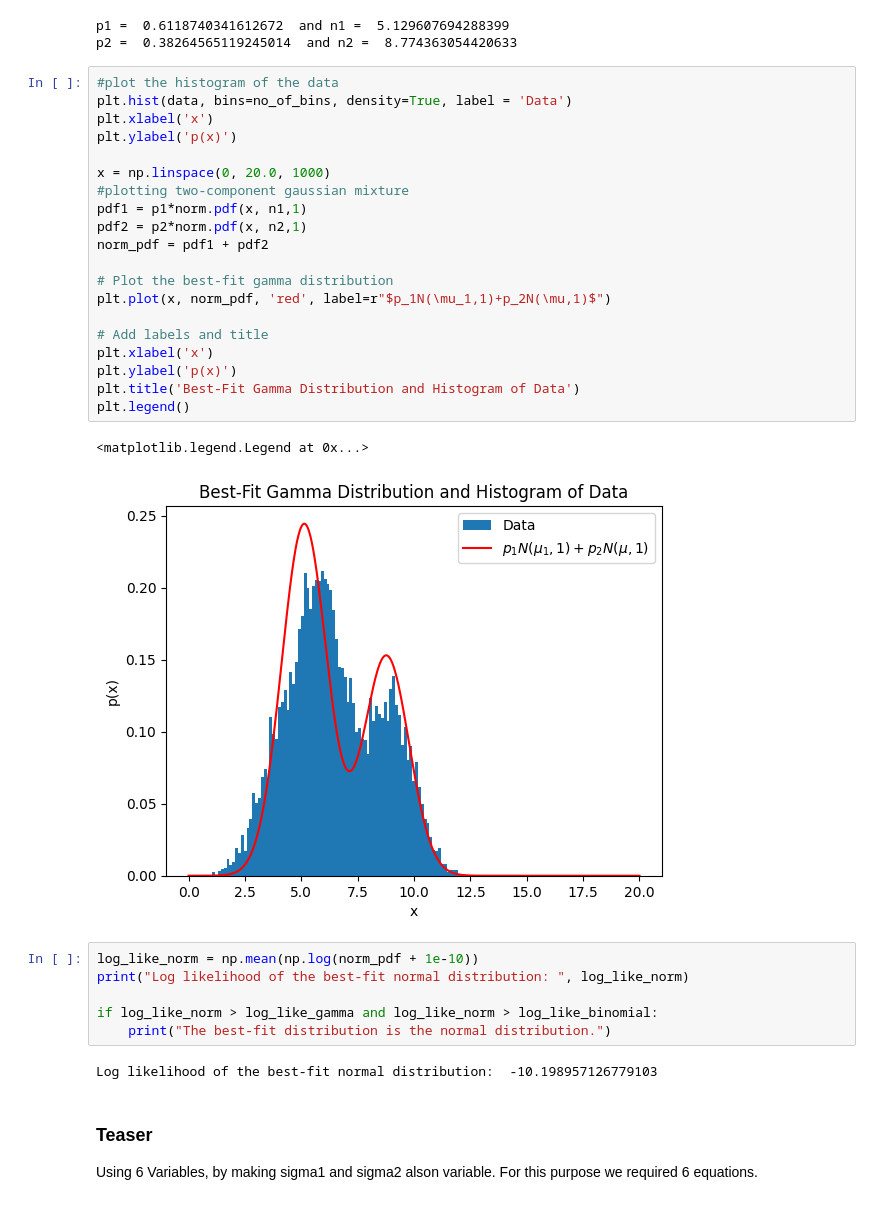
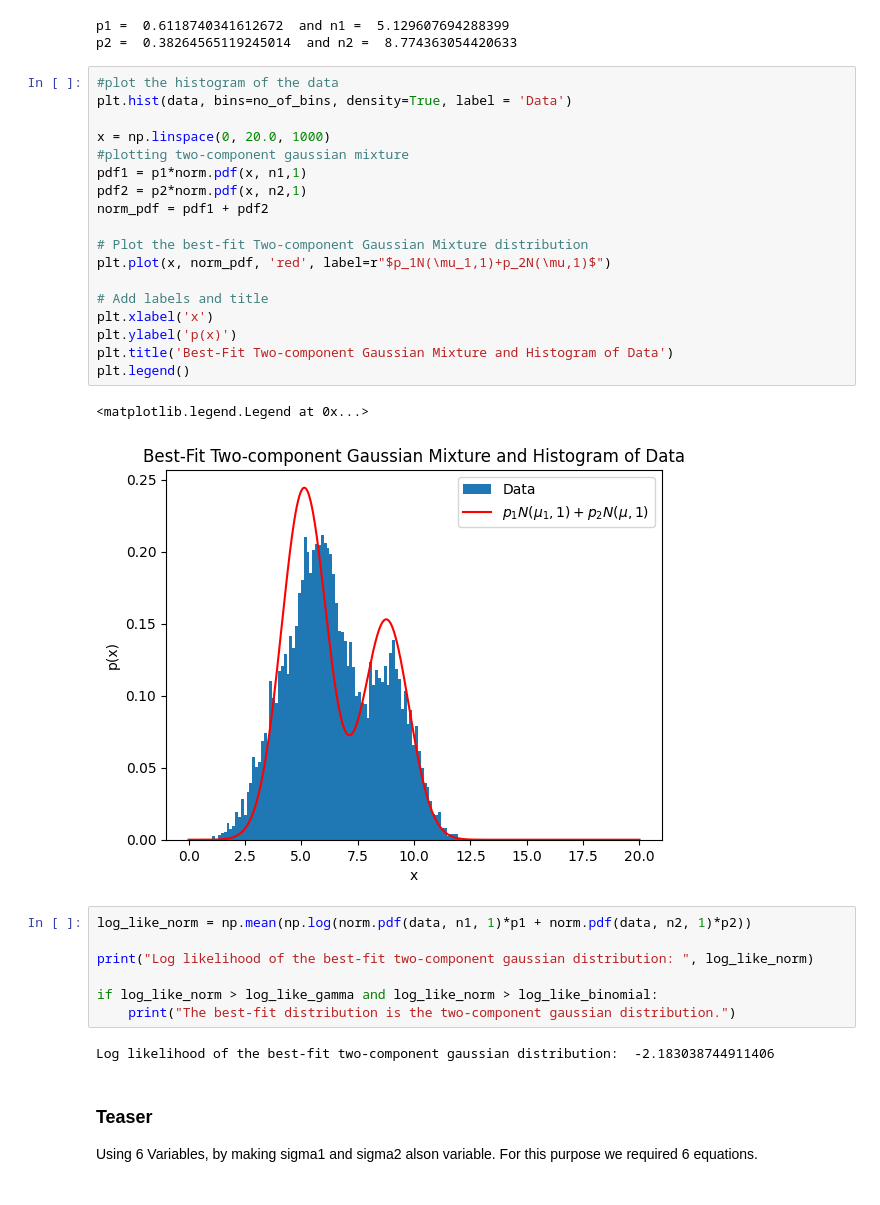
Before and after one commit to abhijain565aj/CS215-Assignment, a Jupyter notebook: Assignment_2/code/3.ipynb, the cells around one changed output. Cells and saved outputs as stored; diff of their text form.

```diff
--- a/Assignment_2/code/3.ipynb
+++ b/Assignment_2/code/3.ipynb
@@ -159,34 +154,33 @@ p2 =  0.38264565119245014  and n2 =  8.774363054420633
 # %%
 #plot the histogram of the data
 plt.hist(data, bins=no_of_bins, density=True, label = 'Data')
-plt.xlabel('x')
-plt.ylabel('p(x)')
 
 x = np.linspace(0, 20.0, 1000)
 #plotting two-component gaussian mixture
 pdf1 = p1*norm.pdf(x, n1,1)
 pdf2 = p2*norm.pdf(x, n2,1)
 norm_pdf = pdf1 + pdf2
 
-# Plot the best-fit gamma distribution
+# Plot the best-fit Two-component Gaussian Mixture distribution
 plt.plot(x, norm_pdf, 'red', label=r"$p_1N(\mu_1,1)+p_2N(\mu,1)$")
 
 # Add labels and title
 plt.xlabel('x')
 plt.ylabel('p(x)')
-plt.title('Best-Fit Gamma Distribution and Histogram of Data')
+plt.title('Best-Fit Two-component Gaussian Mixture and Histogram of Data')
 plt.legend()
 # %% [output]
 <matplotlib.legend.Legend at 0x...>
-[figure, old version]
+[figure, new version]
 # %%
-log_like_norm = np.mean(np.log(norm_pdf + 1e-10))
-print("Log likelihood of the best-fit normal distribution: ", log_like_norm)
+log_like_norm = np.mean(np.log(norm.pdf(data, n1, 1)*p1 + norm.pdf(data, n2, 1)*p2))
+
+print("Log likelihood of the best-fit two-component gaussian distribution: ", log_like_norm)
 
 if log_like_norm > log_like_gamma and log_like_norm > log_like_binomial:
-    print("The best-fit distribution is the normal distribution.")
+    print("The best-fit distribution is the two-component gaussian distribution.")
 # %% [output]
-Log likelihood of the best-fit normal distribution:  -10.198957126779103
+Log likelihood of the best-fit two-component gaussian distribution:  -2.183038744911406
 # %% [markdown]
 ### Teaser
 Using 6 Variables, by making sigma1 and sigma2 alson variable. For this purpose we required 6 equations.
```
Also changed, not shown: parts of 6 cells of this notebook, 1 other file.
